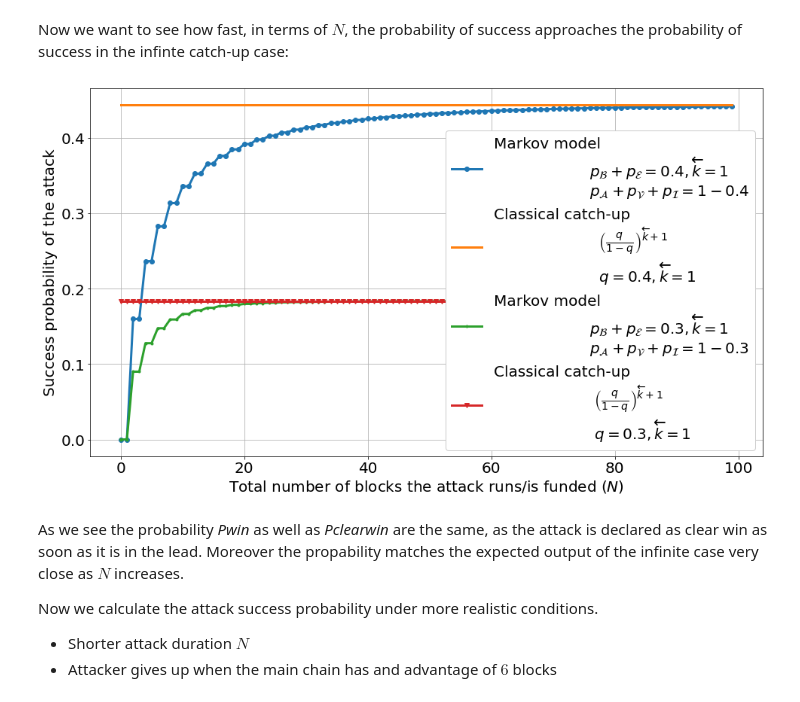
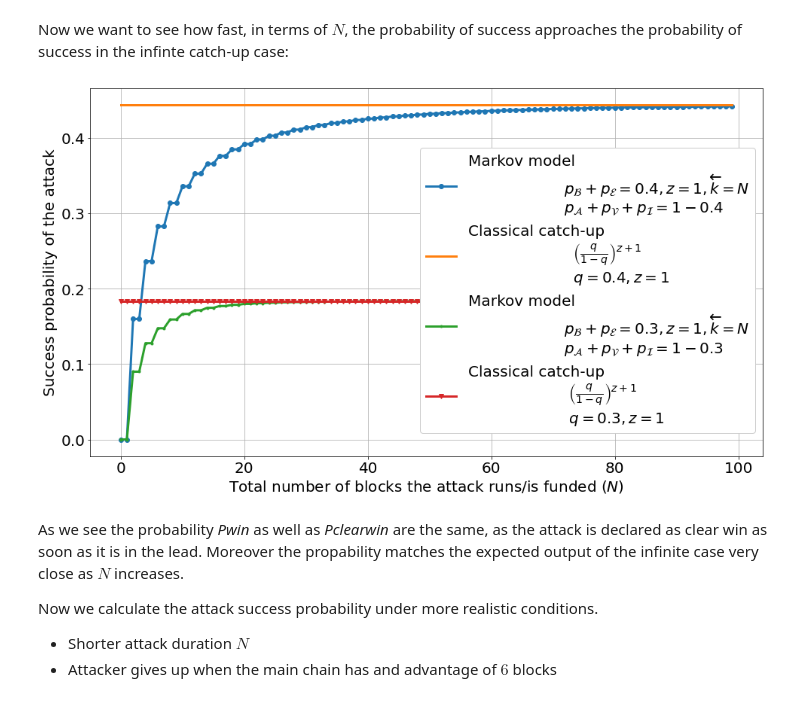
Before and after one commit to kernoelpanic/howmuchisthefork_artefacts, a Jupyter notebook: notebooks/block_profit.ipynb, the cells around one changed output. Saved outputs shown, nothing was run; the diff lists cells and outputs as text; code cells hidden in the pictures.

Commit message:
Updated comparison figure

```diff
--- a/notebooks/block_profit.ipynb
+++ b/notebooks/block_profit.ipynb
@@ -1523,7 +1523,7 @@ def markov_attack_vs_catch_up():
              marker='o',
              linewidth=3,
              label="""Markov model
-                    $ p_\\mathcal{B} + p_\\mathcal{E} = 0.4, \\overleftarrow{k}=1 $
+                    $ p_\\mathcal{B} + p_\\mathcal{E} = 0.4, z=1, \\overleftarrow{k}=N $
                     $ p_\\mathcal{A} + p_\\mathcal{V} + p_\\mathcal{I} = 1-0.4 $"""
             )
 
@@ -1536,8 +1536,8 @@ def markov_attack_vs_catch_up():
              marker=',',
              linewidth=3,
              label="""Classical catch-up
-                      $ \\left(\\frac{q}{1-q}\\right)^{\\overleftarrow{k}+1} $
-                      $ q = 0.4, \\overleftarrow{k}=1 $"""
+                      $ \\left(\\frac{q}{1-q}\\right)^{z+1} $
+                      $ q = 0.4, z=1 $"""
             )
 
 
@@ -1555,7 +1555,7 @@ def markov_attack_vs_catch_up():
              marker='.',
              linewidth=3,
              label="""Markov model
-                    $ p_\\mathcal{B} + p_\\mathcal{E} = 0.3, \\overleftarrow{k}=1 $
+                    $ p_\\mathcal{B} + p_\\mathcal{E} = 0.3, z=1, \\overleftarrow{k}=N $
                     $ p_\\mathcal{A} + p_\\mathcal{V} + p_\\mathcal{I} = 1-0.3 $"""
             )
 
@@ -1567,36 +1567,36 @@ def markov_attack_vs_catch_up():
              P_catchup,
              marker='v',
              linewidth=3,
              label="""Classical catch-up
-                     $ \\left(\\frac{q}{1-q}\\right)^{\\overleftarrow{k}+1} $
-                     $ q = 0.3, \\overleftarrow{k}=1 $"""
+                     $ \\left(\\frac{q}{1-q}\\right)^{z+1} $
+                     $ q = 0.3, z=1 $"""
             )
 
     # tidy up the figure
     ax.grid(True)
     #ax.legend(loc='center right', bbox_to_anchor=(0.8, 0.57))
     ax.legend(loc='center right',
               bbox_to_anchor=(1.0, 0.45), # location of the legend
               framealpha=1.0)              # turn off transparency of legend
     #ax.set_title("Attack success probability")
     ax.set_xlabel("Total number of blocks the attack runs/is funded ($N$)")
     ax.set_ylabel("Success probability of the attack")
 
     #ax.set_ylim([0.0, 1.1])
     #ax.set_xlim([0,1.0])
     #plt.yticks(np.arange(0.0, 1.1, step=0.1))
     #plt.xticks(np.arange(0.0, 1.1, step=0.1))
 
     #plt.yscale('log')
     plt.rcParams.update({'font.size': 20})
     plt.rc('xtick', labelsize=20)
     plt.rc('ytick', labelsize=20)
     plt.savefig("../paper/preprint/figures/markov_vs_catchup.png", dpi=200)
     plt.show()
 
 markov_attack_vs_catch_up()
 # %% [output]
-[figure, old version]
+[figure, new version]
 # %% [markdown]
 As we see the probability *Pwin* as well as *Pclearwin* are the same, as the attack is declared as clear win as soon as it is in the lead.
 Moreover the propability matches the expected output of the infinite case very close as $ N $ increases.
```
Also changed, not shown: 1 other file.
